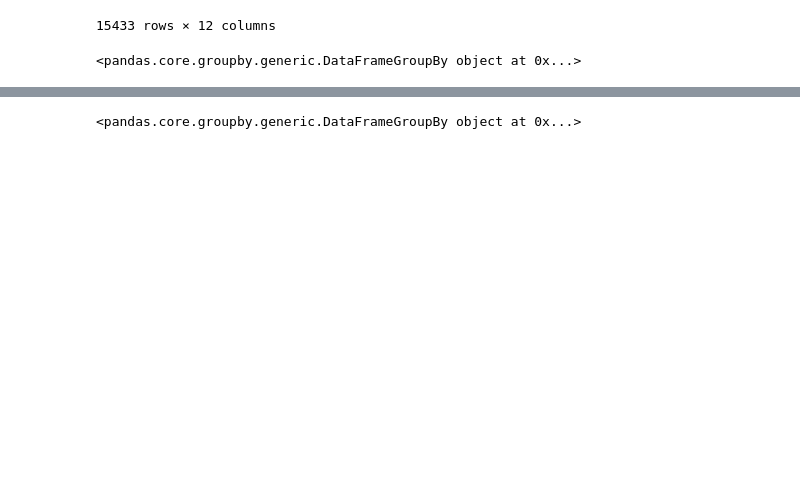
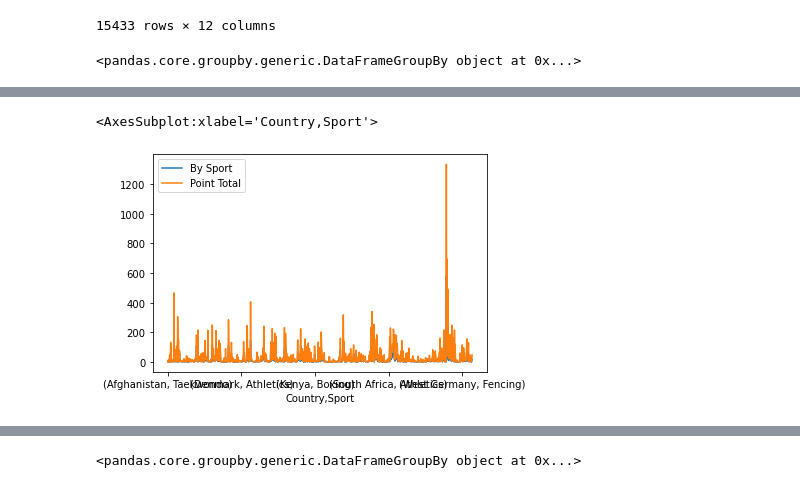
Before and after one commit to rbvancleave/project_1_olympicmedals, a Jupyter notebook: Summer-Olympics-Main.ipynb, the cells around one changed output, grey strips where cells are left out. Drawn from its saved outputs; the diff is of its cells as text; code cells hidden in the pictures; blank space fills up the shorter version.

```diff
--- a/Summer-Olympics-Main.ipynb
+++ b/Summer-Olympics-Main.ipynb
@@ -115,9 +116,9 @@ grouped_multiple.describe()
 # %%
-#Create dataframe
+# Create dataframe
 
-medals_by_sport = medals_x_country_yr['Medal'].count()
+medals_by_sport = medals_x_country_sp['Medal'].count()
 
 medals_by_sport
 
-point_total= medals_x_country_yr['Medal Point'].sum()
+point_total= medals_x_country_sp['Medal Point'].sum()
 # %%
@@ -141,0 +143,7 @@ summary_stats
+# %%
+# Plot the Sum of Medal Points
+
+medal_summary.plot.line(x=None, y=None)
+# %% [output]
+<AxesSubplot:xlabel='Country,Sport'>
+[figure, added]
```
Also changed, not shown: parts of 35 cells of this notebook, 6 other files.
